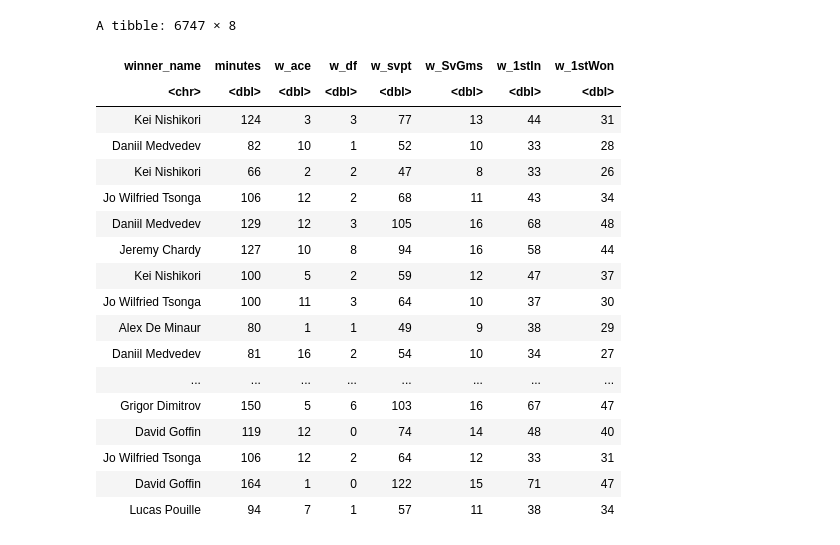
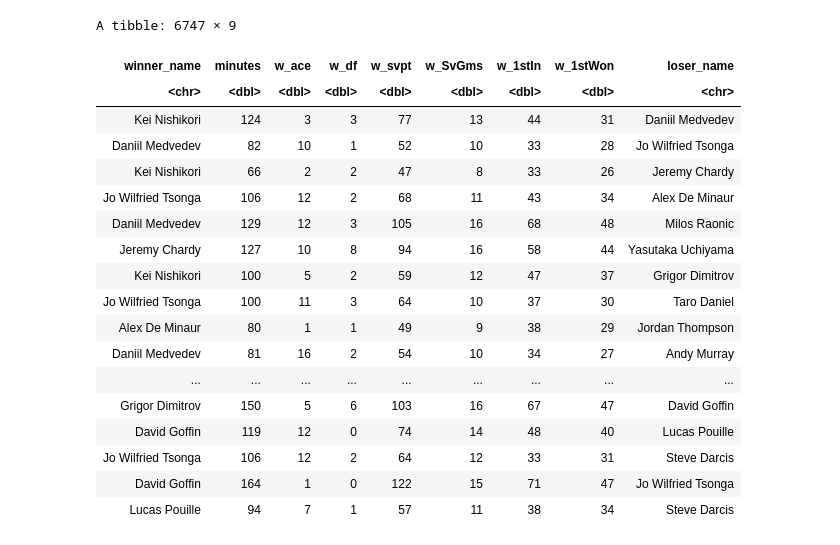
Before and after one commit to kimtanpalanca/dsci_group_15, a Jupyter notebook: group_project_vers2.ipynb, the cells around one changed output. Cells and saved outputs as stored; diff of their text form; code cells hidden in the pictures.

```diff
--- a/group_project_vers2.ipynb
+++ b/group_project_vers2.ipynb
@@ -30,30 +30,30 @@ cols(
 See spec(...) for full column specifications.
 # %%
 data <- data%>%
-    select(winner_name, minutes, w_ace, w_df, w_svpt, w_SvGms, w_1stIn, w_1stWon)%>%
+    select(winner_name, minutes, w_ace, w_df, w_svpt, w_SvGms, w_1stIn, w_1stWon, loser_name)%>%
 #the columns relevant to our analysis are selected using this select() function
     filter(!is.na(winner_name), !is.na(minutes), !is.na(w_ace), !is.na(w_df), !is.na(w_svpt),
-          !is.na(w_SvGms), !is.na(w_1stIn), !is.na(w_1stWon))
+          !is.na(w_SvGms), !is.na(w_1stIn), !is.na(w_1stWon), !is.na(loser_name))
 #the !is.na() argument in the filter() function eliminates NA values in the relevant columns
 
 data
 # %% [output]
-A tibble: 6747 × 8
+A tibble: 6747 × 9
-| winner_name | minutes | w_ace | w_df | w_svpt | w_SvGms | w_1stIn | w_1stWon |
-| <chr> | <dbl> | <dbl> | <dbl> | <dbl> | <dbl> | <dbl> | <dbl> |
-| Kei Nishikori | 124 | 3 | 3 | 77 | 13 | 44 | 31 |
-| Daniil Medvedev | 82 | 10 | 1 | 52 | 10 | 33 | 28 |
-| Kei Nishikori | 66 | 2 | 2 | 47 | 8 | 33 | 26 |
-| Jo Wilfried Tsonga | 106 | 12 | 2 | 68 | 11 | 43 | 34 |
-| Daniil Medvedev | 129 | 12 | 3 | 105 | 16 | 68 | 48 |
-| Jeremy Chardy | 127 | 10 | 8 | 94 | 16 | 58 | 44 |
-| Kei Nishikori | 100 | 5 | 2 | 59 | 12 | 47 | 37 |
-| Jo Wilfried Tsonga | 100 | 11 | 3 | 64 | 10 | 37 | 30 |
-| Alex De Minaur | 80 | 1 | 1 | 49 | 9 | 38 | 29 |
-| Daniil Medvedev | 81 | 16 | 2 | 54 | 10 | 34 | 27 |
-| ... | ... | ... | ... | ... | ... | ... | ... |
-| Grigor Dimitrov | 150 | 5 | 6 | 103 | 16 | 67 | 47 |
-| David Goffin | 119 | 12 | 0 | 74 | 14 | 48 | 40 |
-| Jo Wilfried Tsonga | 106 | 12 | 2 | 64 | 12 | 33 | 31 |
-| David Goffin | 164 | 1 | 0 | 122 | 15 | 71 | 47 |
-| Lucas Pouille | 94 | 7 | 1 | 57 | 11 | 38 | 34 |
+| winner_name | minutes | w_ace | w_df | w_svpt | w_SvGms | w_1stIn | w_1stWon | loser_name |
+| <chr> | <dbl> | <dbl> | <dbl> | <dbl> | <dbl> | <dbl> | <dbl> | <chr> |
+| Kei Nishikori | 124 | 3 | 3 | 77 | 13 | 44 | 31 | Daniil Medvedev |
+| Daniil Medvedev | 82 | 10 | 1 | 52 | 10 | 33 | 28 | Jo Wilfried Tsonga |
+| Kei Nishikori | 66 | 2 | 2 | 47 | 8 | 33 | 26 | Jeremy Chardy |
+| Jo Wilfried Tsonga | 106 | 12 | 2 | 68 | 11 | 43 | 34 | Alex De Minaur |
+| Daniil Medvedev | 129 | 12 | 3 | 105 | 16 | 68 | 48 | Milos Raonic |
+| Jeremy Chardy | 127 | 10 | 8 | 94 | 16 | 58 | 44 | Yasutaka Uchiyama |
+| Kei Nishikori | 100 | 5 | 2 | 59 | 12 | 47 | 37 | Grigor Dimitrov |
+| Jo Wilfried Tsonga | 100 | 11 | 3 | 64 | 10 | 37 | 30 | Taro Daniel |
+| Alex De Minaur | 80 | 1 | 1 | 49 | 9 | 38 | 29 | Jordan Thompson |
+| Daniil Medvedev | 81 | 16 | 2 | 54 | 10 | 34 | 27 | Andy Murray |
+| ... | ... | ... | ... | ... | ... | ... | ... | ... |
+| Grigor Dimitrov | 150 | 5 | 6 | 103 | 16 | 67 | 47 | David Goffin |
+| David Goffin | 119 | 12 | 0 | 74 | 14 | 48 | 40 | Lucas Pouille |
+| Jo Wilfried Tsonga | 106 | 12 | 2 | 64 | 12 | 33 | 31 | Steve Darcis |
+| David Goffin | 164 | 1 | 0 | 122 | 15 | 71 | 47 | Jo Wilfried Tsonga |
+| Lucas Pouille | 94 | 7 | 1 | 57 | 11 | 38 | 34 | Steve Darcis |
```
Also changed, not shown: parts of 10 cells of this notebook, 3 other files.
